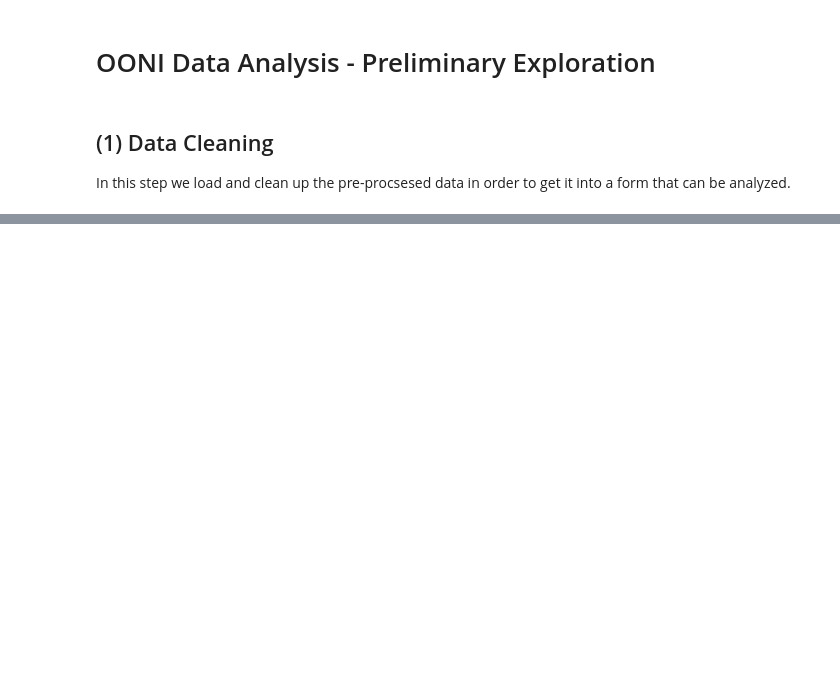
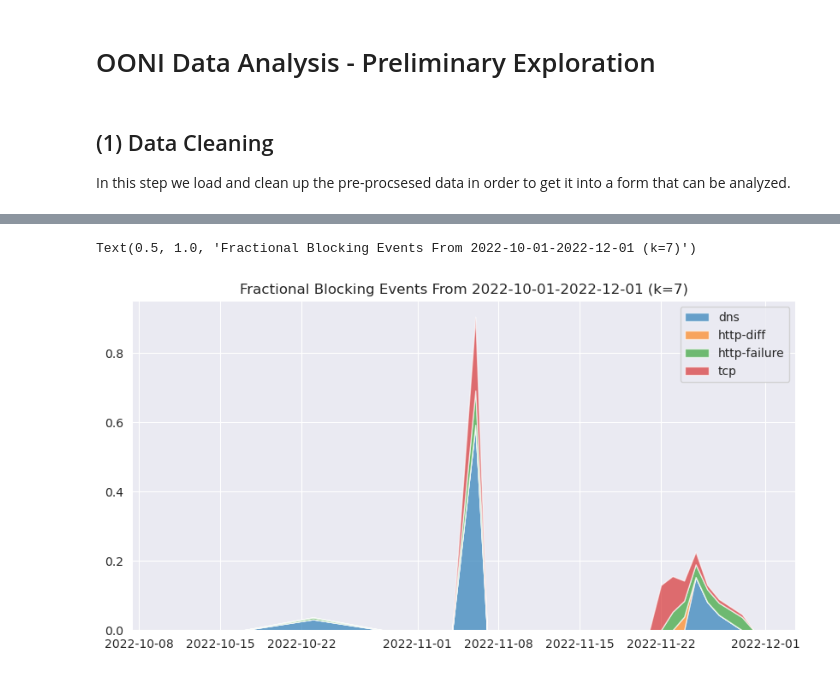
Before and after one commit to mdushkoff/OONI_DataAnalysis, a Jupyter notebook: src/analysis001.ipynb, the cells around one changed output, grey strips where cells are left out. Saved outputs shown, nothing was run; the diff lists cells and outputs as text; code cells hidden in the pictures; blank space fills up the shorter version.

```diff
--- a/src/analysis001.ipynb
+++ b/src/analysis001.ipynb
@@ -30,3 +78,16 @@ web_connectivity
+# %%
+# Zoom in on a region of interest
+start_date = '2022-10-01'
+end_date = '2022-12-01'
+filter_range = total_events.index[(total_events.index >= start_date) & (total_events.index <= end_date)]
+plt.rcParams['figure.figsize'] = [10, 5]
+plt.stackplot(filter_range, frac_dns[filter_range], frac_httpdiff[filter_range], frac_httpfail[filter_range], frac_tcp[filter_range], labels=['dns', 'http-diff', 'http-failure', 'tcp'], alpha=0.65)
+plt.legend()
+plt.grid()
+plt.title(f'Fractional Blocking Events From {start_date}-{end_date} (k={k})')
+# %% [output]
+Text(0.5, 1.0, 'Fractional Blocking Events From 2022-10-01-2022-12-01 (k=7)')
+[figure, added]
 # %%
 # Extract known blocking methods
 web_maybe_blocked = web_connectivity.loc[(web_connectivity['blocking'] != 'False') & (~web_connectivity['blocking'].isnull())]
```
Also changed, not shown: parts of 12 cells of this notebook.
